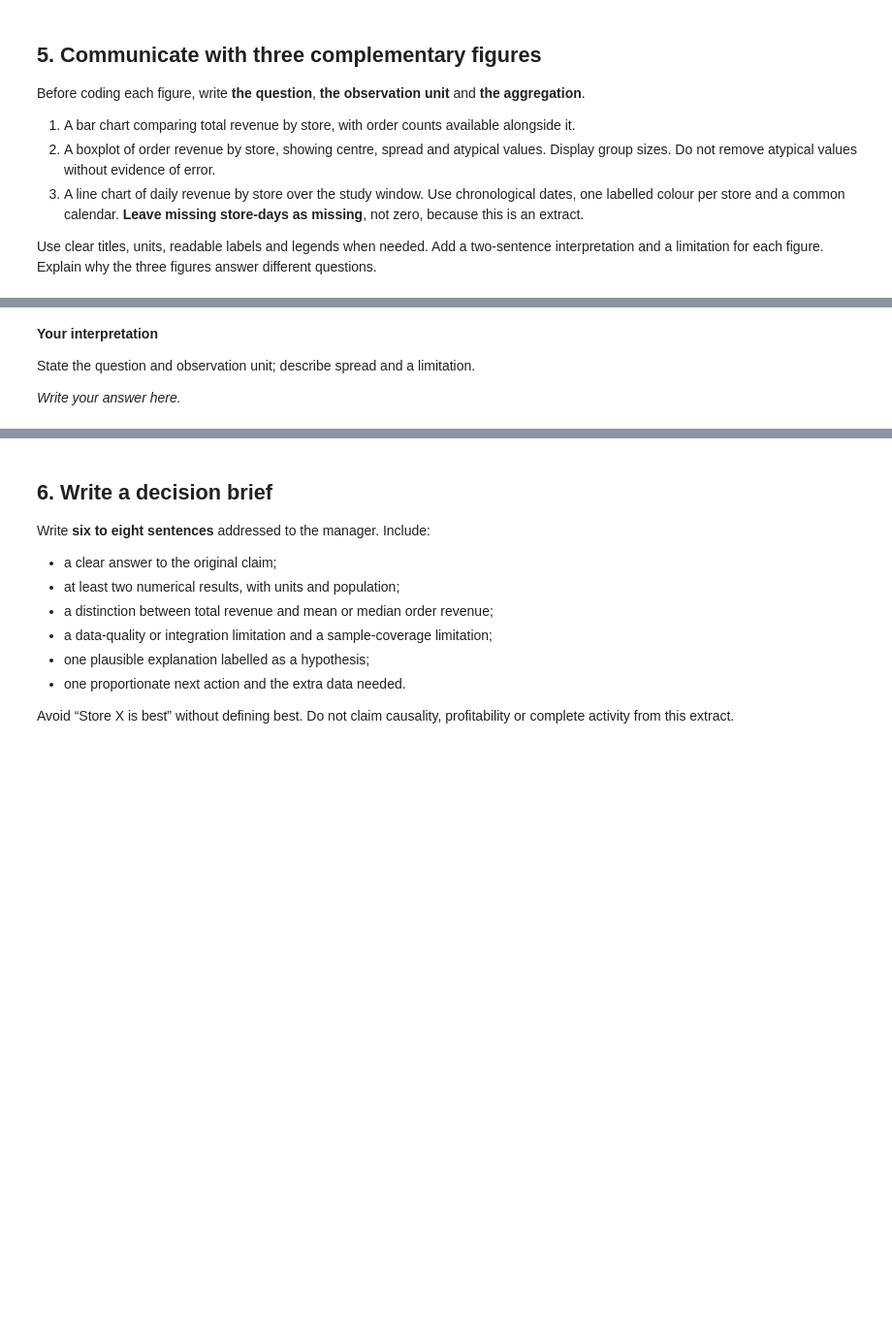
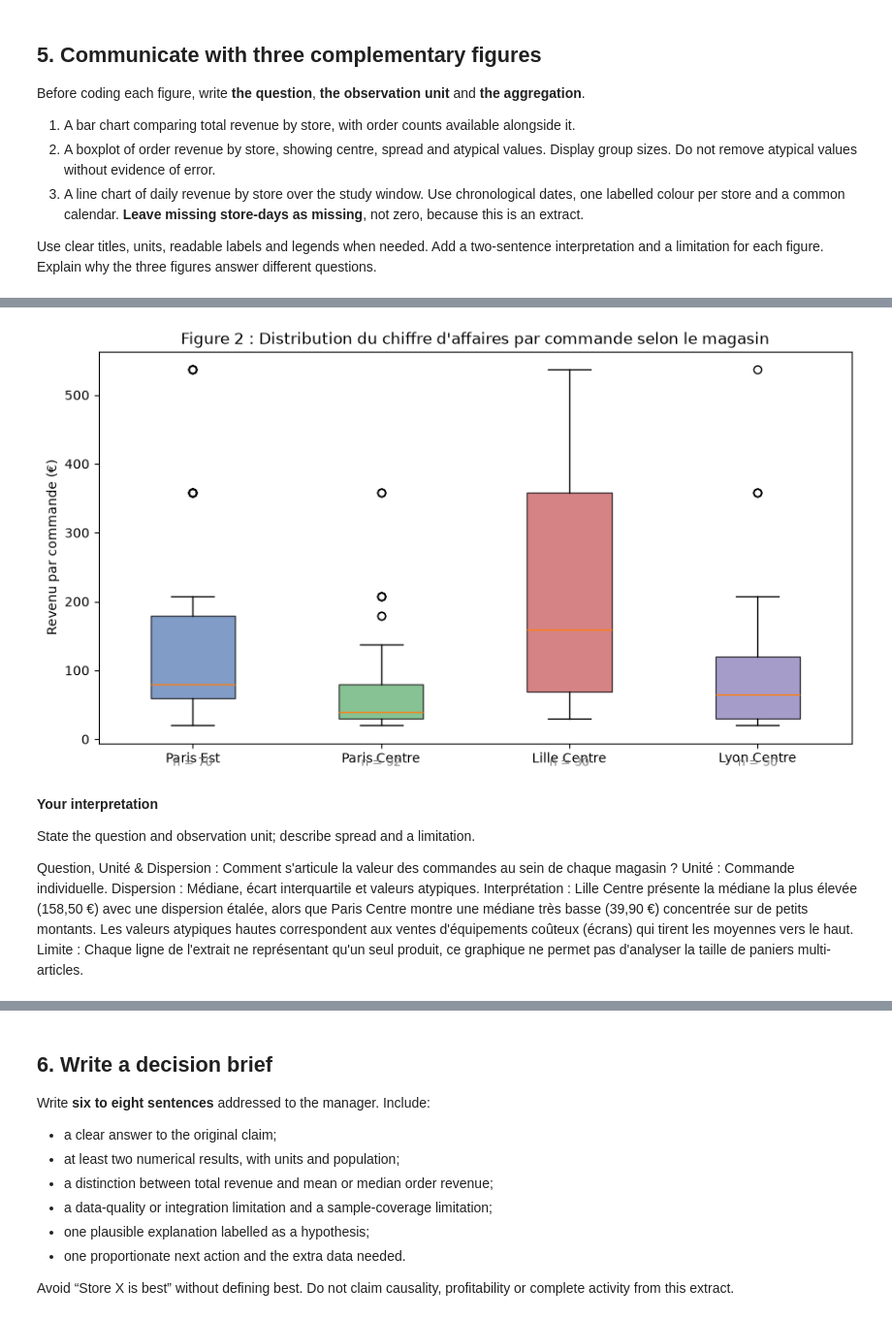
Before and after one commit to Lyes-Syel/INF4, a Jupyter notebook: notebooks/05-Data-Integration-Case-Study.ipynb, the cells around one changed output, grey strips where cells are left out. Shown at 97% size. Drawn from its saved outputs; the diff is of its cells as text; code cells hidden in the pictures; blank space fills up the shorter version.

```diff
--- a/notebooks/05-Data-Integration-Case-Study.ipynb
+++ b/notebooks/05-Data-Integration-Case-Study.ipynb
@@ -430,10 +533,38 @@ State the question, unit and aggregation; then interpret the chart.
 # %%
-# Figure 2 — Distribution of order revenue
-# Write your code here.
+# Question : Comment s'articule la valeur des commandes au sein de chaque magasin (médiane, dispersion, valeurs atypiques) ?
+# Unité d'observation : Commande individuelle
+# Agrégation : Distribution empirique (médiane, quartiles, valeurs extrêmes)
+
+plt.figure(figsize=(9, 5))
+
+stores_order = sorted_stores["store_name"].tolist()
+data_by_store = [analysis[analysis["store_name"] == st]["revenue_eur"] for st in stores_order]
+
+# Utilisation de tick_labels au lieu de labels pour éviter le TypeError
+box = plt.boxplot(data_by_store, tick_labels=stores_order, patch_artist=True)
+colors = ['#4c72b0', '#55a868', '#c44e52', '#8172b2']
+
+for patch, color in zip(box['boxes'], colors):
+    patch.set_facecolor(color)
+    patch.set_alpha(0.7)
+
+for i, st in enumerate(stores_order, start=1):
+    n = len(analysis[analysis["store_name"] == st])
+    plt.text(i, plt.ylim()[0] - 20, f"n = {n}", ha='center', va='top', fontsize=9, color='gray')
+
+plt.ylabel("Revenu par commande (€)")
+plt.title("Figure 2 : Distribution du chiffre d'affaires par commande selon le magasin")
+plt.tight_layout()
+plt.savefig(OUT_DIR / "figure2_order_distribution.png", dpi=300)
+plt.show()
+# %% [output]
+[figure, added]
 # %% [markdown]
 **Your interpretation**
 
 State the question and observation unit; describe spread and a limitation.
 
-*Write your answer here.*
+Question, Unité & Dispersion : Comment s'articule la valeur des commandes au sein de chaque magasin ? Unité : Commande individuelle. Dispersion : Médiane, écart interquartile et valeurs atypiques.
+Interprétation : Lille Centre présente la médiane la plus élevée (158,50 €) avec une dispersion étalée, alors que Paris Centre montre une médiane très basse (39,90 €) concentrée sur de petits montants. Les valeurs atypiques hautes correspondent aux ventes d'équipements coûteux (écrans) qui tirent les moyennes vers le haut.
+Limite : Chaque ligne de l'extrait ne représentant qu'un seul produit, ce graphique ne permet pas d'analyser la taille de paniers multi-articles.
 # %%
```
Also changed, not shown: parts of 7 cells of this notebook, 4 other files.
